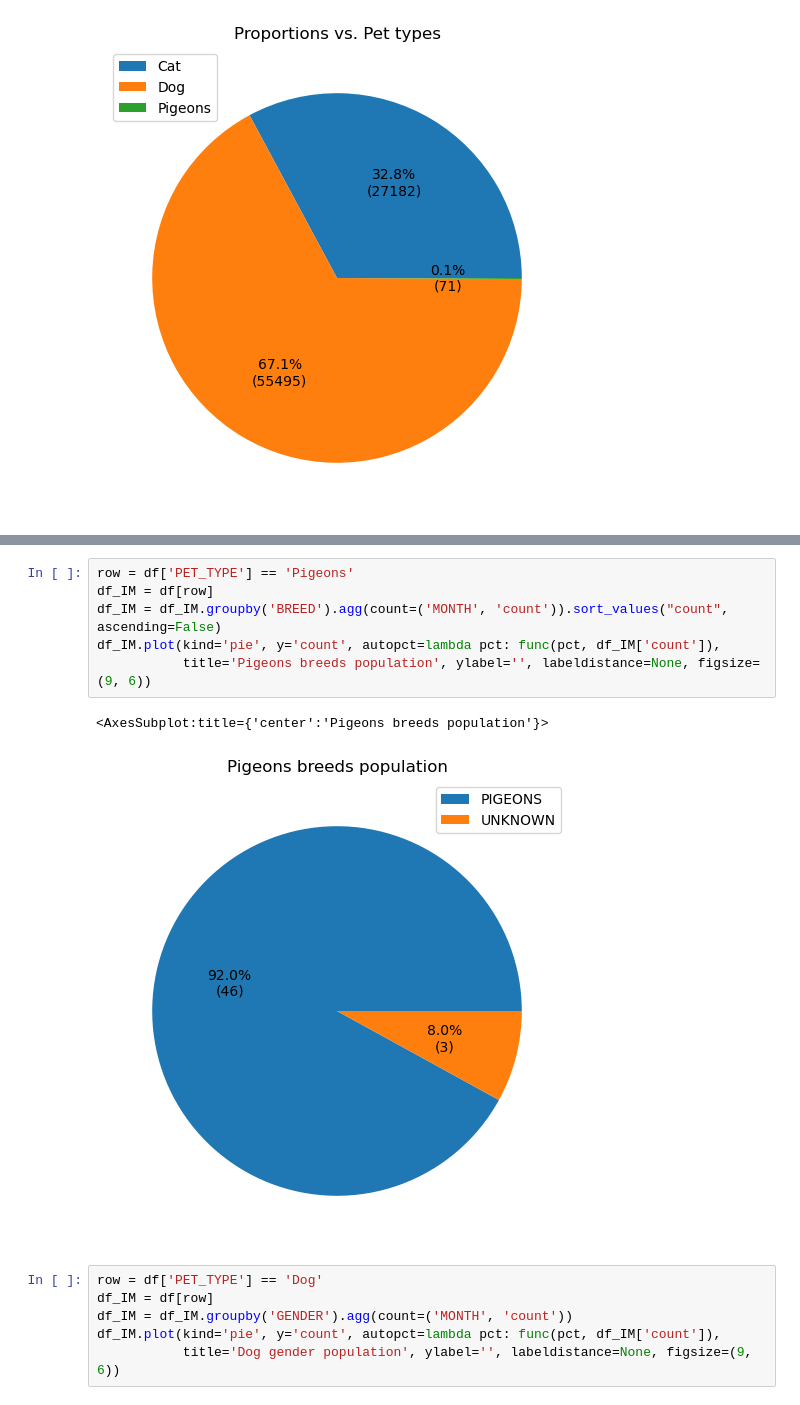
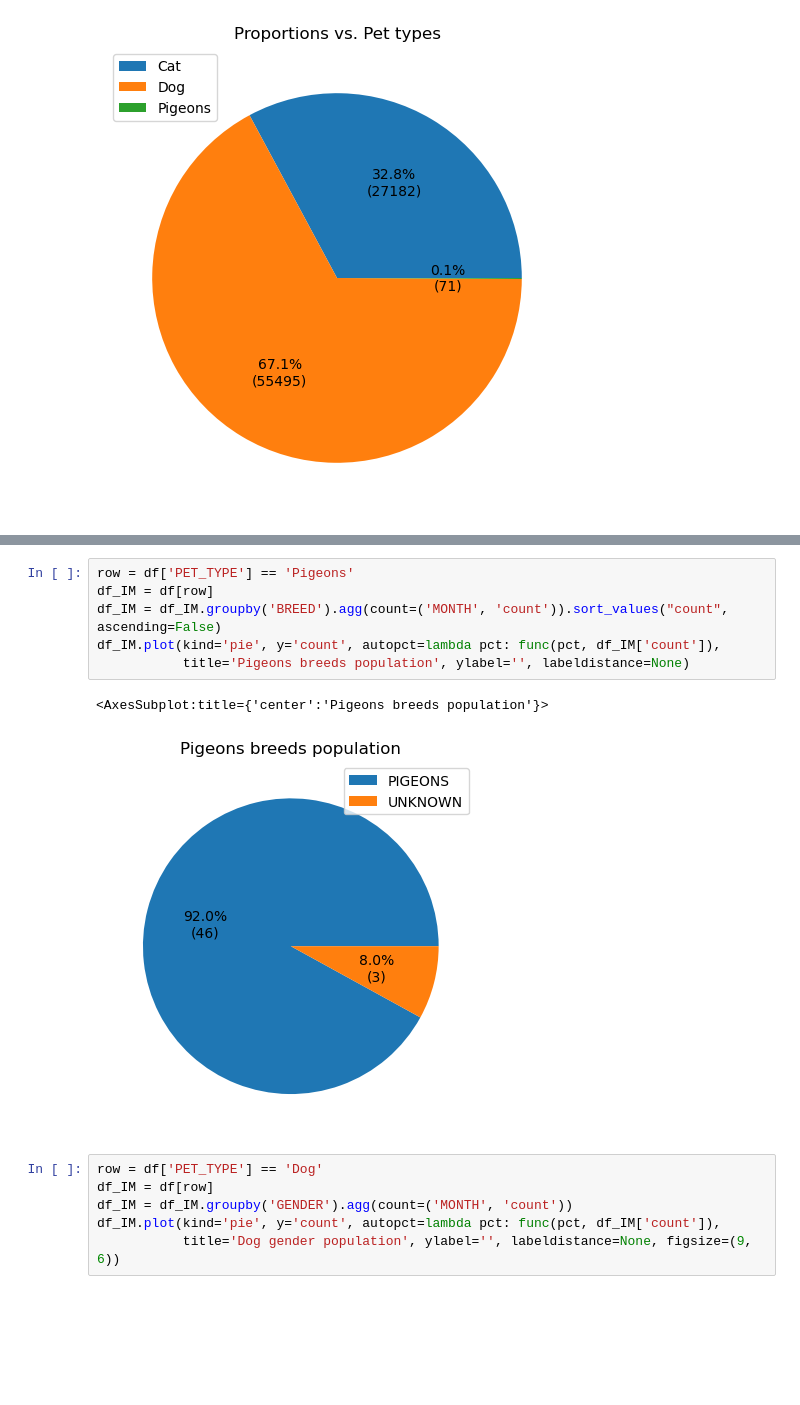
Before and after one commit to ML720s/sde-ds, a Jupyter notebook: week2/week2.ipynb, the cells around one changed output, grey strips where cells are left out. Saved outputs shown, nothing was run; the diff lists cells and outputs as text; blank space fills up the shorter version.

```diff
--- a/week2/week2.ipynb
+++ b/week2/week2.ipynb
@@ -43,12 +43,12 @@ df_IM.plot(kind='pie', y='count', autopct=lambda pct: func(pct, df_IM['count']),
 # %%
 row = df['PET_TYPE'] == 'Pigeons'
 df_IM = df[row]
 df_IM = df_IM.groupby('BREED').agg(count=('MONTH', 'count')).sort_values("count", ascending=False)
 df_IM.plot(kind='pie', y='count', autopct=lambda pct: func(pct, df_IM['count']),
-           title='Pigeons breeds population', ylabel='', labeldistance=None, figsize=(9, 6))
+           title='Pigeons breeds population', ylabel='', labeldistance=None)
 # %% [output]
 <AxesSubplot:title={'center':'Pigeons breeds population'}>
-[figure, old version]
+[figure, new version]
 # %%
 row = df['PET_TYPE'] == 'Dog'
 df_IM = df[row]
```
Also changed, not shown: parts of 2 cells of this notebook, 4 other files.
